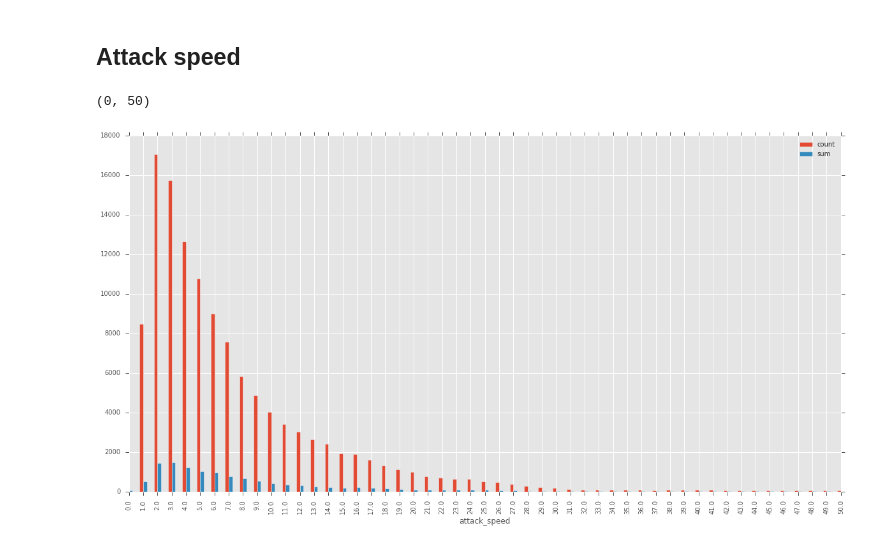
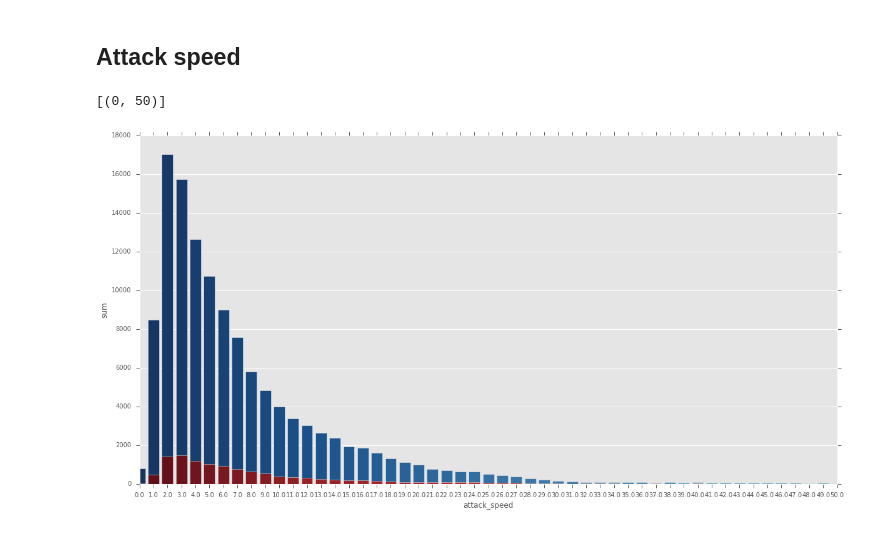
Before and after one commit to 10contre11/notebooks, a Jupyter notebook: xg_features_selection.ipynb, the cells around one changed output. Drawn from its saved outputs; the diff is of its cells as text; code cells hidden in the pictures.

```diff
--- a/xg_features_selection.ipynb
+++ b/xg_features_selection.ipynb
@@ -17,3 +17,5 @@ import matplotlib.pyplot as plt
 import matplotlib
 matplotlib.style.use('ggplot')
 matplotlib.rcParams['figure.figsize'] = (20.0, 10.0)
+color1 = "Blues_r"
+color2 = "Reds_r"
@@ -63,8 +67,11 @@ plt.xlim(0, 80)
 ## Attack speed
 # %%
 nb_shots_by_attack_speed = shots.groupby(shots['attack_speed'].apply(lambda x: round(x, 0))).agg(['count', 'sum'])['goal']
-nb_shots_by_attack_speed.plot.bar()
-plt.xlim(0, 50)
+nb_shots_by_attack_speed.reset_index(inplace=True)
+
+p = sns.barplot(x="attack_speed", y="count", data=nb_shots_by_attack_speed, palette=color1)
+p = sns.barplot(x="attack_speed", y="sum", data=nb_shots_by_attack_speed, palette=color2)
+p.set(xlim=(0, 50))
 # %% [output]
-(0, 50)
+[(0, 50)]
-[figure, old version]
+[figure, new version]
```
Also changed, not shown: parts of 9 cells of this notebook.
